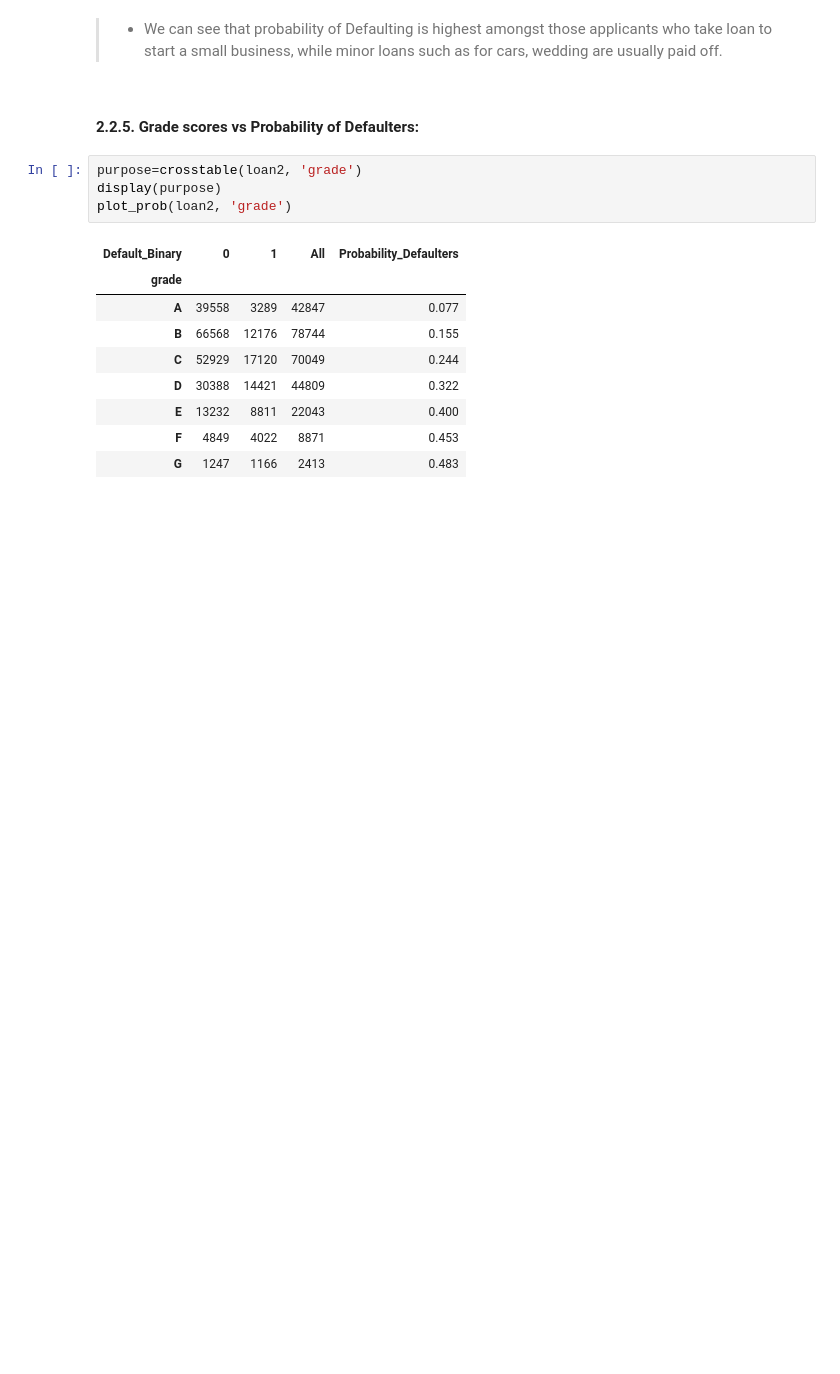
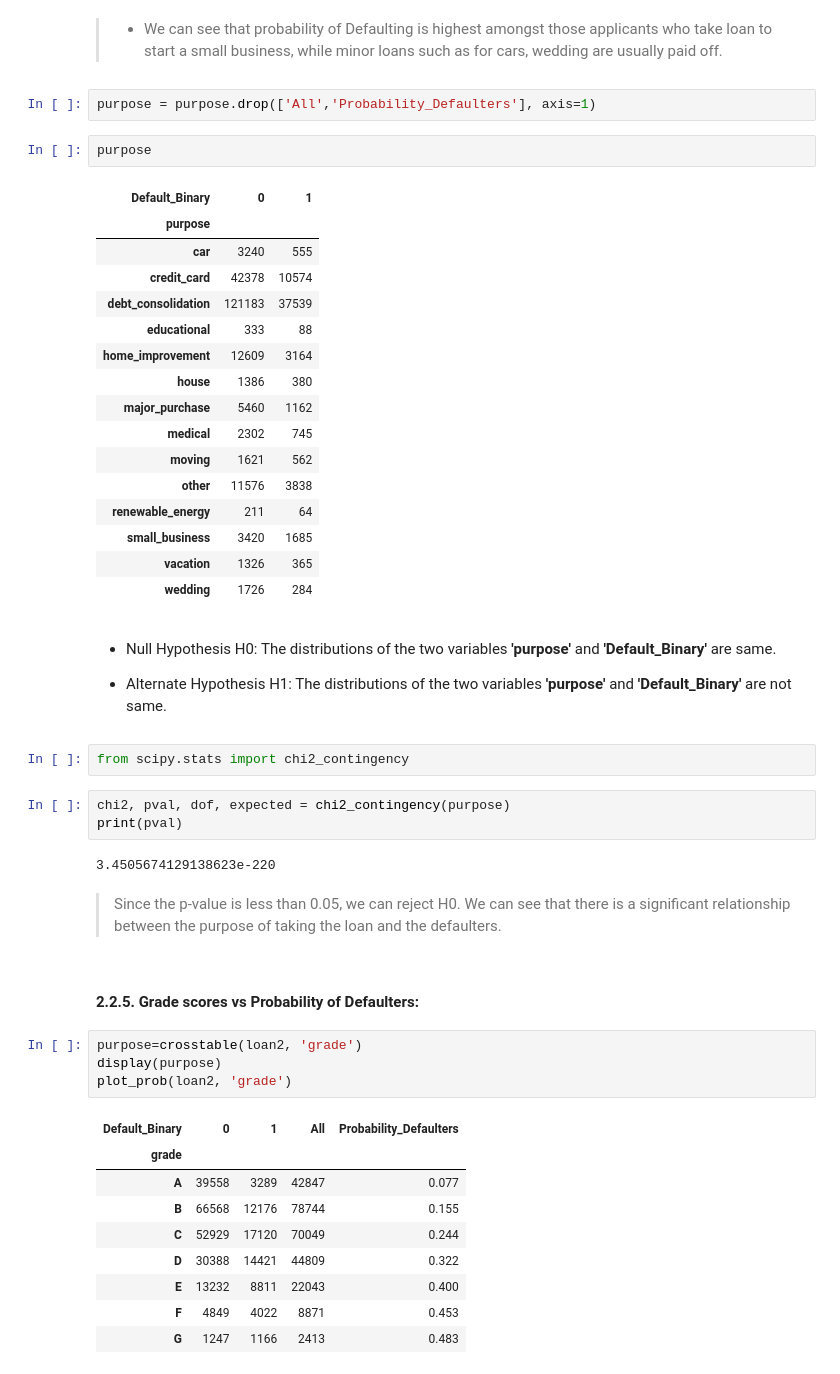
Before and after one commit to sanjogh777/Project1, a Jupyter notebook: Data Visualization/Data Visualization.ipynb, the cells around one changed output. Saved outputs shown, nothing was run; the diff lists cells and outputs as text; blank space fills up the shorter version.

```diff
--- a/Data Visualization/Data Visualization.ipynb
+++ b/Data Visualization/Data Visualization.ipynb
@@ -464,5 +468,39 @@ plot_prob(loan2, 'purpose')
 # %% [markdown]
 > * We can see that probability of Defaulting is highest amongst those applicants who take loan to start a small business, while minor loans such as for cars, wedding are usually paid off.
+# %%
+purpose = purpose.drop(['All','Probability_Defaulters'], axis=1)
+# %%
+purpose
+# %% [output]
+| Default_Binary | 0 | 1 |
+| purpose |  |  |
+| car | 3240 | 555 |
+| credit_card | 42378 | 10574 |
+| debt_consolidation | 121183 | 37539 |
+| educational | 333 | 88 |
+| home_improvement | 12609 | 3164 |
+| house | 1386 | 380 |
+| major_purchase | 5460 | 1162 |
+| medical | 2302 | 745 |
+| moving | 1621 | 562 |
+| other | 11576 | 3838 |
+| renewable_energy | 211 | 64 |
+| small_business | 3420 | 1685 |
+| vacation | 1326 | 365 |
+| wedding | 1726 | 284 |
+# %% [markdown]
+* Null Hypothesis      H0: The distributions of the two variables __'purpose'__ and __'Default_Binary'__ are same.
+
+* Alternate Hypothesis H1: The distributions of the two variables __'purpose'__ and __'Default_Binary'__ are not same.
+# %%
+from scipy.stats import chi2_contingency
+# %%
+chi2, pval, dof, expected = chi2_contingency(purpose)
+print(pval)
+# %% [output]
+3.4505674129138623e-220
+# %% [markdown]
+> Since the p-value is less than 0.05, we can reject H0. We can see that there is a significant relationship between the purpose of taking the loan and the defaulters.
 # %% [markdown]
 #### 2.2.5. Grade scores vs Probability of Defaulters:
 # %%
```
Also changed, not shown: parts of 10 cells of this notebook, 1 other file.
